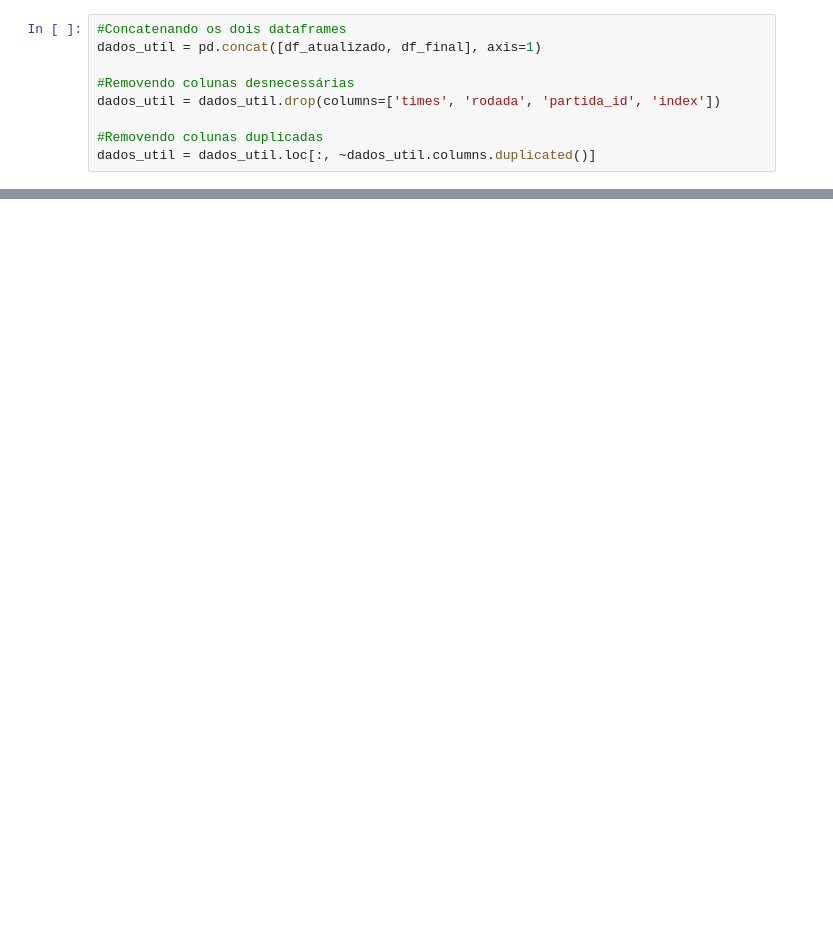
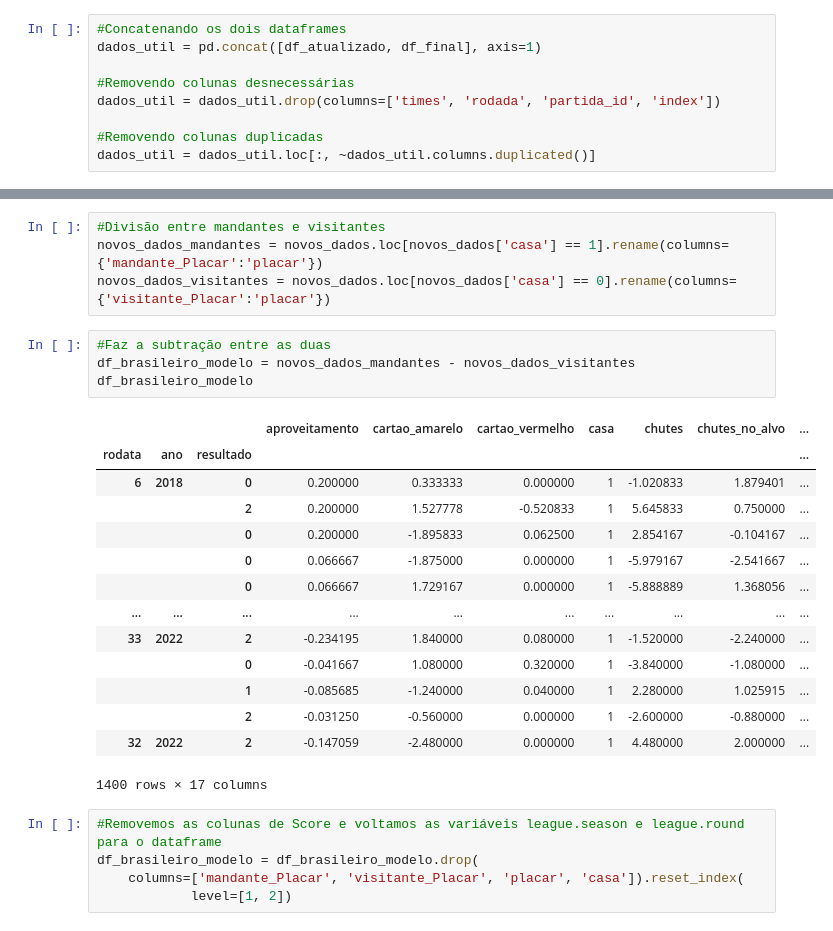
Before and after one commit to herozandn/DataScience2, a Jupyter notebook: Códigos/Ceres.ipynb, the cells around one changed output, grey strips where cells are left out. Saved outputs shown, nothing was run; the diff lists cells and outputs as text; blank space fills up the shorter version.

```diff
--- a/Códigos/Ceres.ipynb
+++ b/Códigos/Ceres.ipynb
@@ -190,0 +318,28 @@ Arquivo 'dados_utilizados' já existe e não foi sobrescrito.
+# %%
+#Divisão entre mandantes e visitantes
+novos_dados_mandantes = novos_dados.loc[novos_dados['casa'] == 1].rename(columns={'mandante_Placar':'placar'})
+novos_dados_visitantes = novos_dados.loc[novos_dados['casa'] == 0].rename(columns={'visitante_Placar':'placar'})
+# %%
+#Faz a subtração entre as duas
+df_brasileiro_modelo = novos_dados_mandantes - novos_dados_visitantes
+df_brasileiro_modelo
+# %% [output]
+|  |  |  | aproveitamento | cartao_amarelo | cartao_vermelho | casa | chutes | chutes_no_alvo | ... |
+| rodata | ano | resultado |  |  |  |  |  |  | ... |
+| 6 | 2018 | 0 | 0.200000 | 0.333333 | 0.000000 | 1 | -1.020833 | 1.879401 | ... |
+|  |  | 2 | 0.200000 | 1.527778 | -0.520833 | 1 | 5.645833 | 0.750000 | ... |
+|  |  | 0 | 0.200000 | -1.895833 | 0.062500 | 1 | 2.854167 | -0.104167 | ... |
+|  |  | 0 | 0.066667 | -1.875000 | 0.000000 | 1 | -5.979167 | -2.541667 | ... |
+|  |  | 0 | 0.066667 | 1.729167 | 0.000000 | 1 | -5.888889 | 1.368056 | ... |
+| ... | ... | ... | ... | ... | ... | ... | ... | ... | ... |
+| 33 | 2022 | 2 | -0.234195 | 1.840000 | 0.080000 | 1 | -1.520000 | -2.240000 | ... |
+|  |  | 0 | -0.041667 | 1.080000 | 0.320000 | 1 | -3.840000 | -1.080000 | ... |
+|  |  | 1 | -0.085685 | -1.240000 | 0.040000 | 1 | 2.280000 | 1.025915 | ... |
+|  |  | 2 | -0.031250 | -0.560000 | 0.000000 | 1 | -2.600000 | -0.880000 | ... |
+| 32 | 2022 | 2 | -0.147059 | -2.480000 | 0.000000 | 1 | 4.480000 | 2.000000 | ... |
+1400 rows × 17 columns
+# %%
+#Removemos as colunas de Score e voltamos as variáveis league.season e league.round para o dataframe
+df_brasileiro_modelo = df_brasileiro_modelo.drop(
+    columns=['mandante_Placar', 'visitante_Placar', 'placar', 'casa']).reset_index(
+            level=[1, 2])
```
Also changed, not shown: parts of 23 cells of this notebook, 4 other files.
